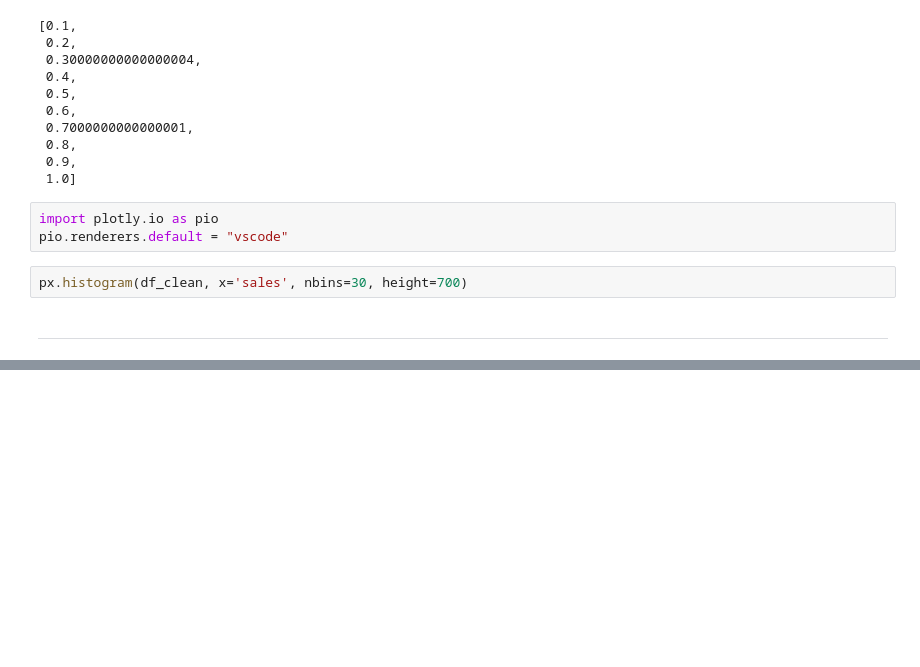
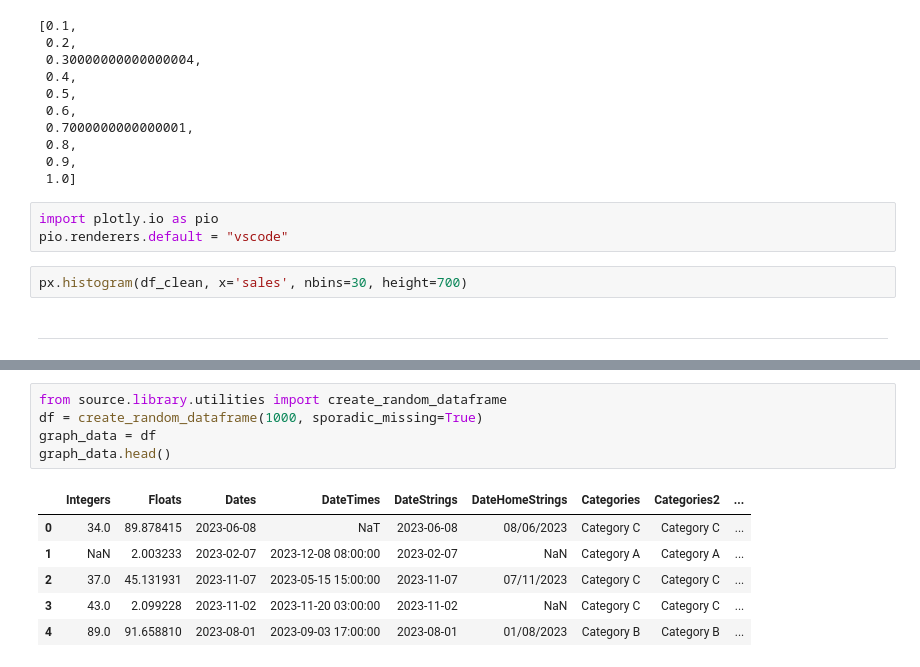
Before and after one commit to shane-kercheval/explore-data, a Jupyter notebook: source/notebooks/sandbox.ipynb, the cells around one changed output, grey strips where cells are left out. Drawn from its saved outputs; the diff is of its cells as text; blank space fills up the shorter version.

Commit message:
added code from from convert_to_graph_data

```diff
--- a/source/notebooks/sandbox.ipynb
+++ b/source/notebooks/sandbox.ipynb
@@ -371,0 +396,12 @@ px.histogram(df_clean, x='sales', nbins=30, height=700)
+# %%
+from source.library.utilities import create_random_dataframe
+df = create_random_dataframe(1000, sporadic_missing=True)
+graph_data = df
+graph_data.head()
+# %% [output]
+|  | Integers | Floats | Dates | DateTimes | DateStrings | DateHomeStrings | Categories | Categories2 | ... |
+| 0 | 34.0 | 89.878415 | 2023-06-08 | NaT | 2023-06-08 | 08/06/2023 | Category C | Category C | ... |
+| 1 | NaN | 2.003233 | 2023-02-07 | 2023-12-08 08:00:00 | 2023-02-07 | NaN | Category A | Category A | ... |
+| 2 | 37.0 | 45.131931 | 2023-11-07 | 2023-05-15 15:00:00 | 2023-11-07 | 07/11/2023 | Category C | Category C | ... |
+| 3 | 43.0 | 2.099228 | 2023-11-02 | 2023-11-20 03:00:00 | 2023-11-02 | NaN | Category C | Category C | ... |
+| 4 | 89.0 | 91.658810 | 2023-08-01 | 2023-09-03 17:00:00 | 2023-08-01 | 01/08/2023 | Category B | Category B | ... |
```
Also changed, not shown: parts of 3 cells of this notebook, 4 other files.
